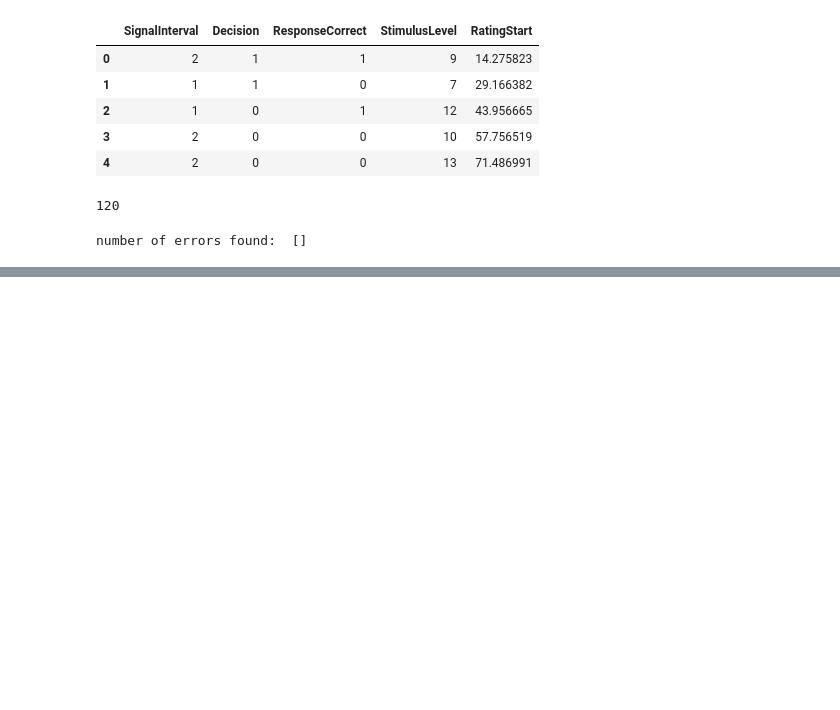
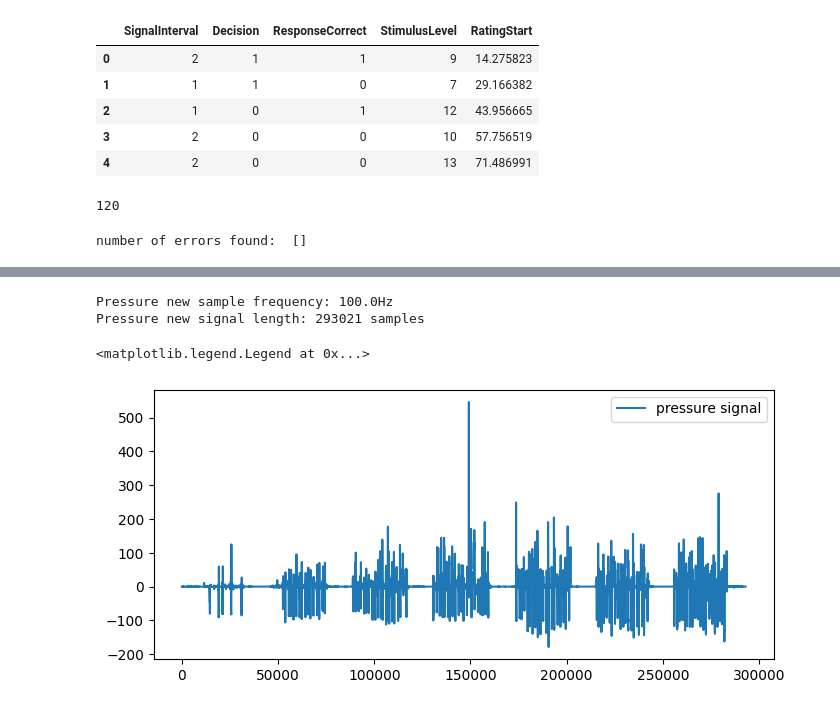
Before and after one commit to AlbertoGonzalezOlmos/alignment-temporal-series, a Jupyter notebook: exploration-preprocessing.ipynb, the cells around one changed output, grey strips where cells are left out. Cells and saved outputs as stored; diff of their text form; code cells hidden in the pictures; blank space fills up the shorter version.

```diff
--- a/exploration-preprocessing.ipynb
+++ b/exploration-preprocessing.ipynb
@@ -1013,0 +1045,54 @@ plt.plot(PressureData['Pressure'])
+# %%
+def downSampling(data_in, pandasField='None', sampleRate=10):
+    data = []
+    data_downsampled = []
+    data_resolution = []
+    isString = False
+
+    if isinstance(data_in, pd.DataFrame):
+        # storing data as list
+        if pandasField != 'None':
+            if pandasField in data_in:
+                data = data_in[pandasField].to_list()
+            else:
+                print("ERROR: the provided field: '{}' can't be found the Pandas dataframe.".format(pandasField))
+            # formatting data in case float is not written with a "." or is not a float
+            if isinstance(data[0], str):
+                 isString = True
+
+        else:
+            print('ERROR: if you enter a Pandas dataframe you need to provide a Field')
+    else:
+        data = data_in
+
+    for iSeries in range(len(data)):
+        value = data[iSeries]
+        if isString:
+            value = float(value.replace(",", "."))
+
+        data_resolution.append(value)
+        # every 10 samples, calculate and store average
+        if (iSeries+1)%sampleRate == 0:
+            data_downsampled.append(sum(data_resolution)/len(data_resolution))
+            data_resolution = []
+
+    return np.array(data_downsampled)
+# %%
+downsampleRate = 10
+PressureData_array_down             = downSampling(PressureData,"Pressure",     downsampleRate)
+PressureTemperature_array_down      = downSampling(PressureData,"Temperature",  downsampleRate)
+PressureTime_array_down             = downSampling(PressureData,"Time",         downsampleRate)
+# %%
+newSampleFrequencyPressure = sampleFrequencyPressure / downsampleRate
+print("Pressure new sample frequency: {}Hz".format(newSampleFrequencyPressure))
+print("Pressure new signal length: {} samples".format(len(PressureData_array_down)))
+# %% [output]
+Pressure new sample frequency: 100.0Hz
+Pressure new signal length: 293021 samples
+# %%
+plt.figure(figsize=(8, 3.5))
+plt.plot(PressureData_array_down, label='pressure signal')
+plt.legend()
+# %% [output]
+<matplotlib.legend.Legend at 0x...>
+[figure, added]
```
Also changed, not shown: parts of 76 cells of this notebook, 2 other files.
